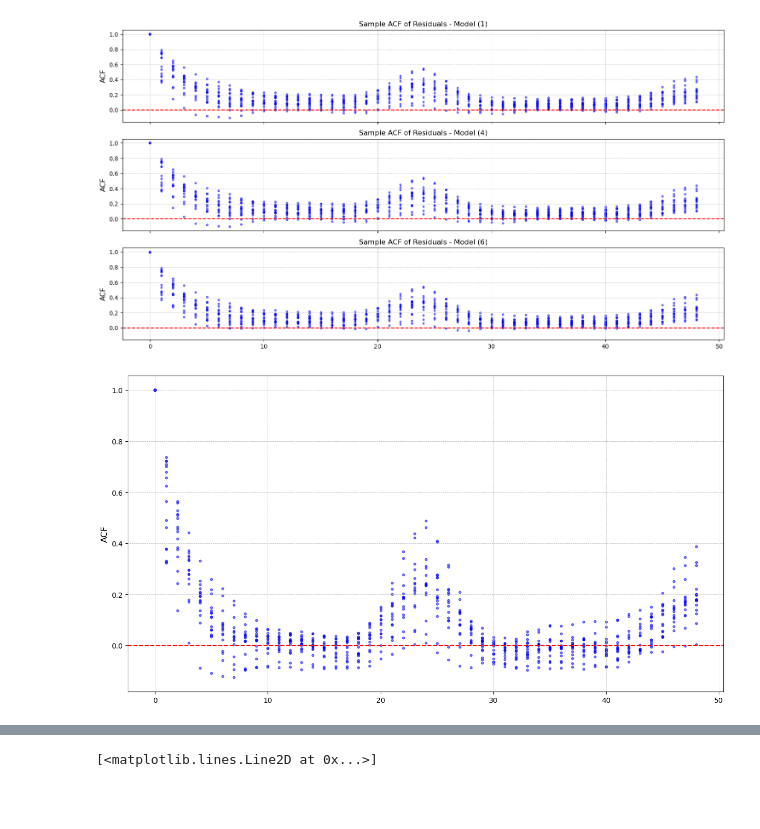
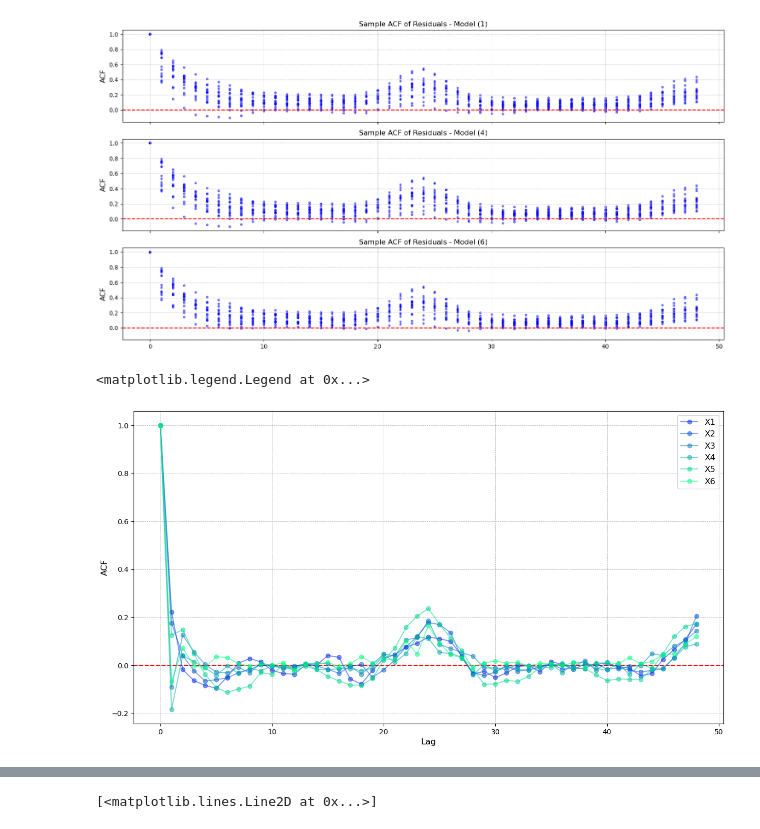
Before and after one commit to petergroenning/thesis_project, a Jupyter notebook: notebooks/res_analysis.ipynb, the cells around one changed output, grey strips where cells are left out. Drawn from its saved outputs; the diff is of its cells as text; code cells hidden in the pictures; blank space fills up the shorter version.

```diff
--- a/notebooks/res_analysis.ipynb
+++ b/notebooks/res_analysis.ipynb
@@ -157,0 +187,23 @@ ax.axhline(y=0, color='r', linestyle='--')
+# %%
+from statsmodels.tsa.stattools import acf
+from scipy.stats import probplot
+
+import matplotlib.cm as cm
+res = pd.read_csv(f'../residuals/2state_model2.csv', index_col=0)
+r = np.sqrt((res**2).mean())
+print(r)
+
+fig, ax = plt.subplots(1, 1, figsize=(15, 8))
+
+# ax.bar(np.arange(1, 7), r, alpha=0.8, linewidth=1, label='RMS', color = [c for c in cm.winter(np.linspace(0, 1, 6))])
+for i in range(0, 6):
+    # ax.violinplot(res[f'X{i}'], positions=[i], showmedians=True, showmeans=True,  showextrema=True, widths=0.5)
+    ax.scatter(i*np.ones(len(res))+np.random.randn(len(res))*0.1,res[f'X{i+1}'], color=cm.winter(i / 7), alpha=0.5, s = 10)
+
+ax.set_xlabel('Layer', fontsize=12)
+ax.set_ylabel('Residual', fontsize=12)
+ax.set_title('One-step Residuals', fontsize=15)
+ax.grid(True, which='both', linestyle='--', linewidth=0.5, axis='y')
+
+ax.set_xticklabels([f'X{i-1}' for i in range(1, 7)])
+ax.set_xticks(np.arange(0, 6))
@@ -233,35 +363,37 @@ fig, ax = plt.subplots(1, 1, figsize=(15, 8), sharex=True, sharey=True)
 
 # ax.legend(ncol = 4)
 # ax[0].set_title('Sample ACF of Residuals', fontsize=15)
 # ax[0].set_xlabel('Lag', fontsize=12)
 ax.set_ylabel('ACF', fontsize=12)
+ax.set_xlabel('Lag', fontsize=12)
 ax.grid(True, which='both', linestyle='--', linewidth=0.5)
 ax.axhline(y=0, color='r', linestyle='--')
 
-res = pd.read_csv(f'../residuals/base_model_k_pos4.csv', index_col=0)
+res = pd.read_csv(f'../residuals/2state_model4.csv', index_col=0)
 
-for i in range(0, 16):
+for i in range(1,7):
     sacf = acf(res[f'X{i}'], nlags=48)
 
-    ax.scatter(np.arange(0,len(sacf)),sacf, label=f'X{i}', color = 'blue', alpha = 0.5, s = 10)
-
+    ax.plot(np.arange(0,len(sacf)),sacf, label=f'X{i}', color = cm.winter(i/6), alpha = 0.5, marker='o')
+ax.legend(fontsize=12)
 # ax.legend(ncol = 4)
 # ax[1].set_title('Sample ACF of Residuals', fontsize=15)
 # ax[1].set_xlabel('Lag', fontsize=12)
 # ax.set_ylabel('ACF', fontsize=12)
 # ax.grid(True, which='both', linestyle='--', linewidth=0.5)
 # ax.axhline(y=0, color='r', linestyle='--')
 # res = pd.read_csv(f'../residuals/base_model_k_pos.csv', index_col=0)
 # for i in range(0, 16):
 #     sacf = acf(res[f'X{i}'], nlags=48)
 
 #     ax.scatter(np.arange(0, len(sacf)),sacf, label=f'X{i}', color = 'red', alpha = 0.5, s = 10)
 
 # # ax.legend(ncol = 4)
 # ax.set_title('Sample ACF of Residuals - Model (6)', fontsize=15)
 # ax.set_xlabel('Lag', fontsize=12)
 # ax.set_ylabel('ACF', fontsize=12)
 # ax.grid(True, which='both', linestyle='--', linewidth=0.5)
 # ax.axhline(y=0, color='r', linestyle='--')
 # %% [output]
+<matplotlib.legend.Legend at 0x...>
-[figure, old version]
+[figure, new version]
```
Also changed, not shown: parts of 10 cells of this notebook, 17 other files.
